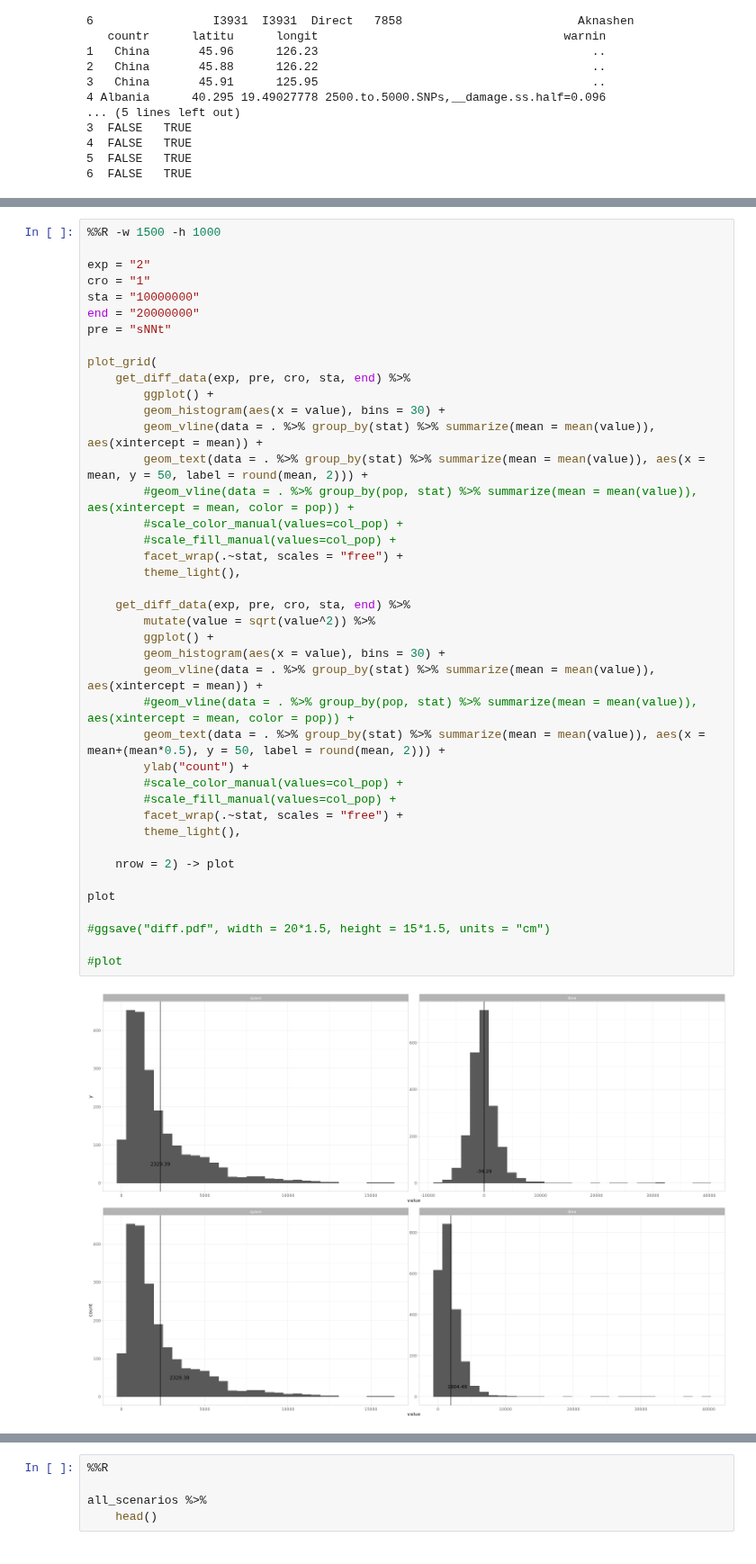
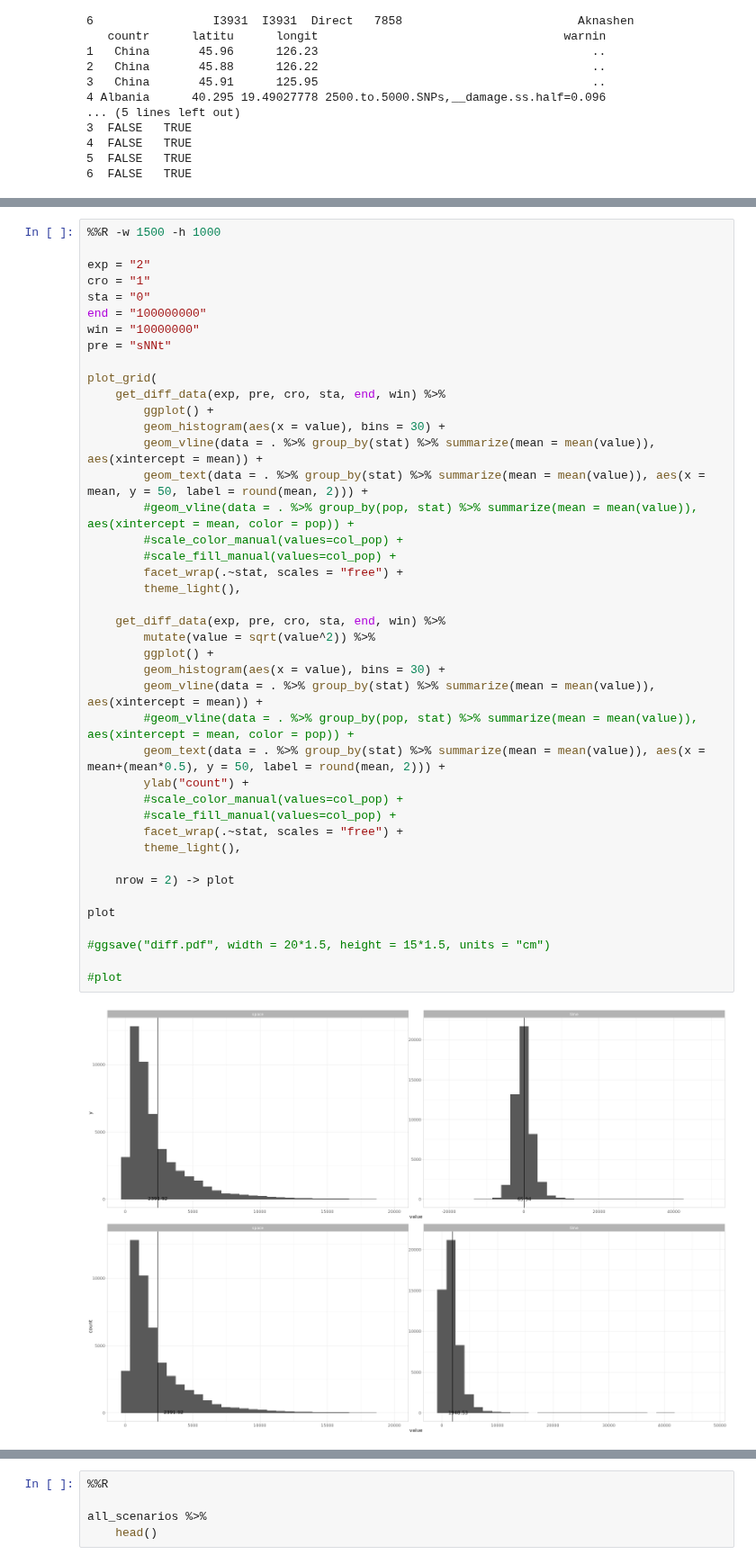
Before and after one commit to MoiColl/spaceNNtime, a Jupyter notebook: backup/jupyternotebooks/spaceNNtime_AADR.ipynb, the cells around one changed output, grey strips where cells are left out. Shown at 90% size. Saved outputs shown, nothing was run; the diff lists cells and outputs as text.

Commit message:
ra: updating plotting of results

```diff
--- a/backup/jupyternotebooks/spaceNNtime_AADR.ipynb
+++ b/backup/jupyternotebooks/spaceNNtime_AADR.ipynb
@@ -391,44 +425,45 @@ get_diff_data(2, "sNNt", 1,  "10000000", "20000000") %>%
 
 exp = "2"
 cro = "1"
-sta = "10000000"
-end = "20000000"
+sta = "0"
+end = "100000000"
+win = "10000000"
 pre = "sNNt"
 
 plot_grid(
-    get_diff_data(exp, pre, cro, sta, end) %>%
+    get_diff_data(exp, pre, cro, sta, end, win) %>%
         ggplot() +
         geom_histogram(aes(x = value), bins = 30) +
         geom_vline(data = . %>% group_by(stat) %>% summarize(mean = mean(value)), aes(xintercept = mean)) +
         geom_text(data = . %>% group_by(stat) %>% summarize(mean = mean(value)), aes(x = mean, y = 50, label = round(mean, 2))) +
         #geom_vline(data = . %>% group_by(pop, stat) %>% summarize(mean = mean(value)), aes(xintercept = mean, color = pop)) +
         #scale_color_manual(values=col_pop) +
         #scale_fill_manual(values=col_pop) +
         facet_wrap(.~stat, scales = "free") +
         theme_light(),
 
-    get_diff_data(exp, pre, cro, sta, end) %>%
+    get_diff_data(exp, pre, cro, sta, end, win) %>%
         mutate(value = sqrt(value^2)) %>%
         ggplot() +
         geom_histogram(aes(x = value), bins = 30) +
         geom_vline(data = . %>% group_by(stat) %>% summarize(mean = mean(value)), aes(xintercept = mean)) +
         #geom_vline(data = . %>% group_by(pop, stat) %>% summarize(mean = mean(value)), aes(xintercept = mean, color = pop)) +
         geom_text(data = . %>% group_by(stat) %>% summarize(mean = mean(value)), aes(x = mean+(mean*0.5), y = 50, label = round(mean, 2))) +
         ylab("count") +
         #scale_color_manual(values=col_pop) +
         #scale_fill_manual(values=col_pop) +
         facet_wrap(.~stat, scales = "free") +
         theme_light(),
 
     nrow = 2) -> plot
 
 plot
 
 #ggsave("diff.pdf", width = 20*1.5, height = 15*1.5, units = "cm")
 
 #plot
 # %% [output]
-[figure, old version]
+[figure, new version]
 # %%
 %%R
 
```
Also changed, not shown: parts of 27 cells of this notebook, 4 other files.
